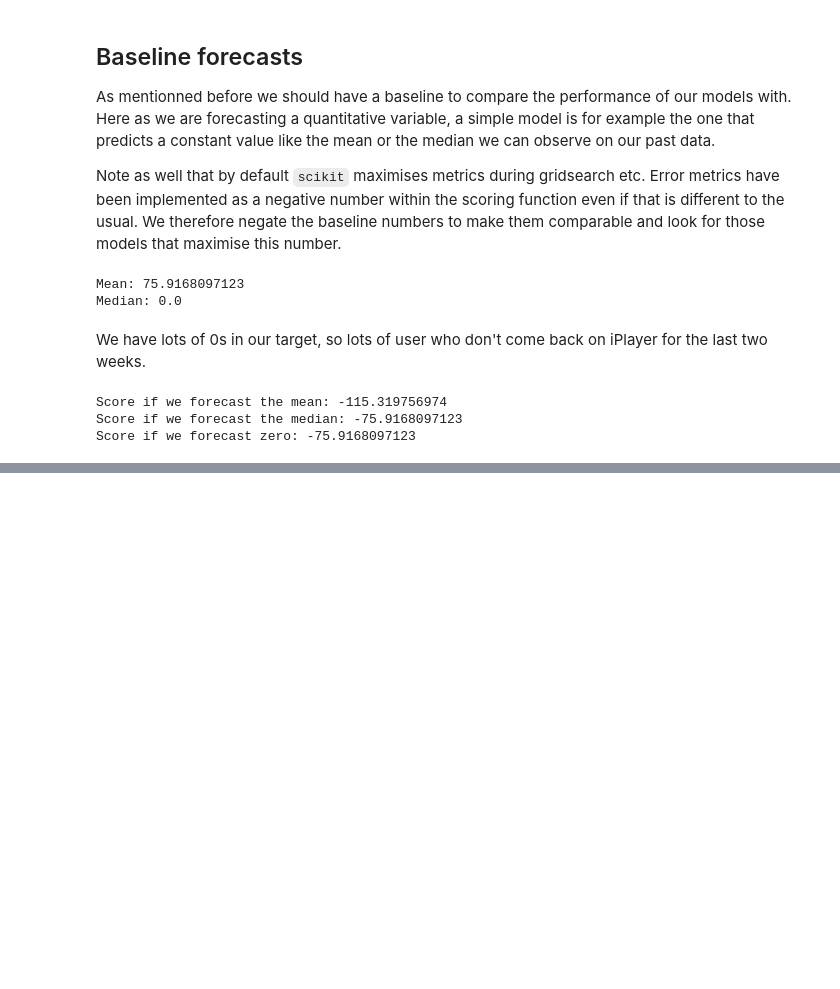
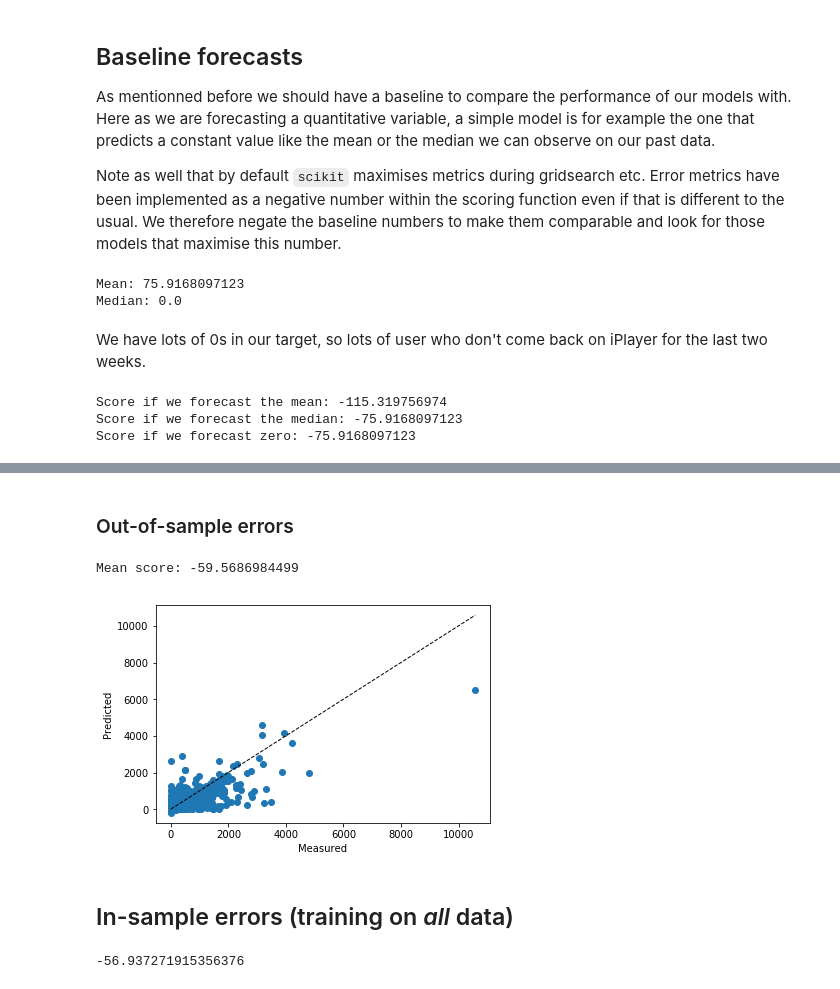
Before and after one commit to bbc/datalab-ml-training, a Jupyter notebook: iPlayerForecast_course4.ipynb, the cells around one changed output, grey strips where cells are left out. Cells and saved outputs as stored; diff of their text form; code cells hidden in the pictures; blank space fills up the shorter version.

```diff
--- a/iPlayerForecast_course4.ipynb
+++ b/iPlayerForecast_course4.ipynb
@@ -87,0 +105,25 @@ Score if we forecast zero: -75.9168097123
+# %%
+# We setup a simple linear regression, again using cross validation
+reg=linear_model.LinearRegression()
+
+predicted=cross_val_predict(reg, features,target)
+scores=cross_val_score(reg, features, target, scoring='neg_mean_absolute_error')
+# %% [markdown]
+### Out-of-sample errors
+# %%
+# Compute the mean error obtained in the CV
+print("Mean score:", np.mean(scores))
+# %% [output]
+Mean score: -59.5686984499
+# %%
+# Let's compare graphically the predicted and actual values
+fig, ax = plt.subplots()
+ax.scatter(target, predicted)
+ax.plot([target.min(), target.max()], [target.min(), target.max()], 'k--', lw=1)
+ax.set_xlabel('Measured')
+ax.set_ylabel('Predicted')
+plt.show()
+# %% [output]
+[figure, added]
+# %% [markdown]
+## In-sample errors (training on _all_ data)
@@ -87,0 +134,6 @@ Score if we forecast zero: -75.9168097123
+# %%
+# In-sample error
+from sklearn.metrics import mean_absolute_error
+-metrics.mean_absolute_error(target,mod1.predict(features))
+# %% [output]
+-56.937271915356376
```
Also changed, not shown: parts of 21 cells of this notebook.
